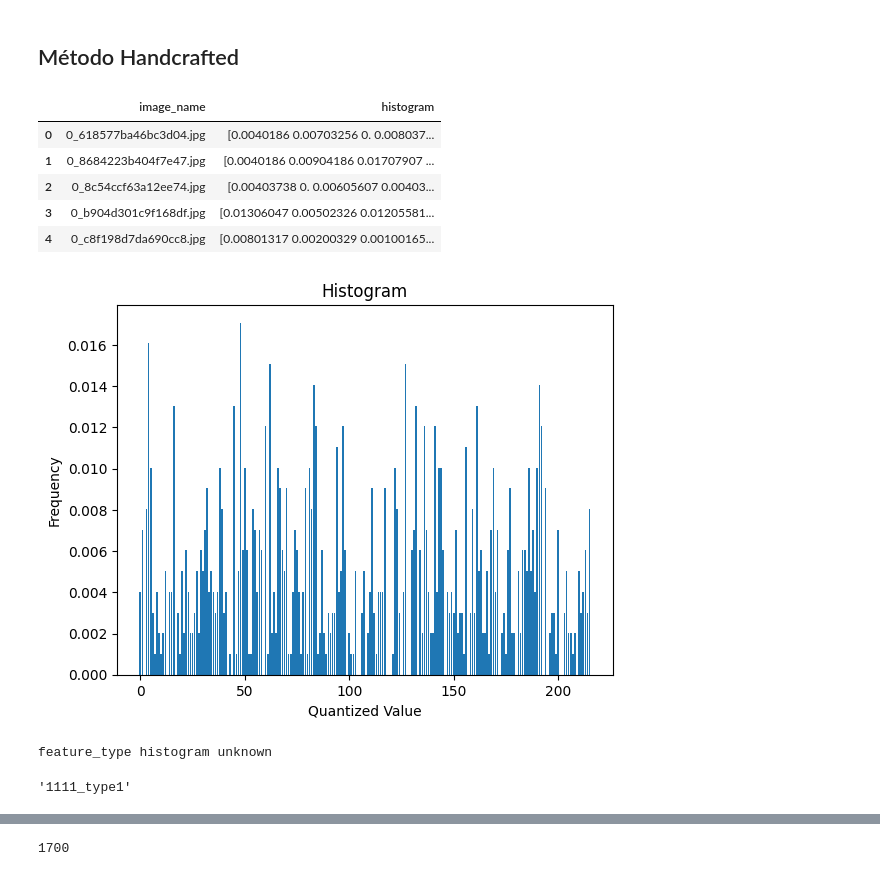
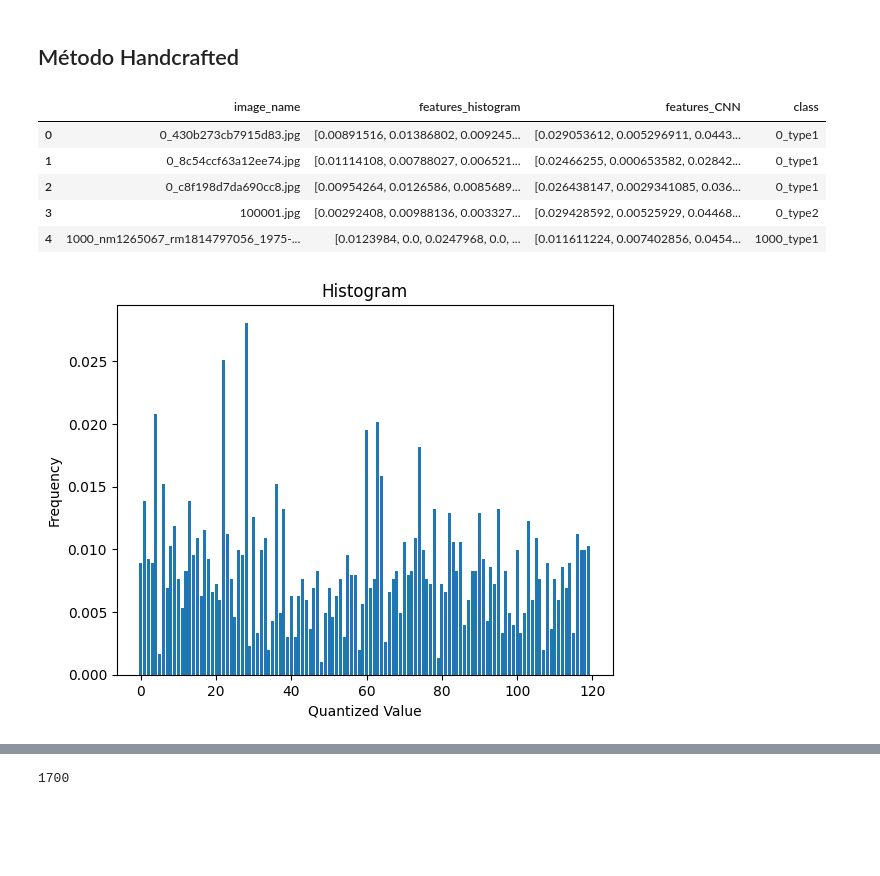
Before and after one commit to pabloyzm/LabInt, a Jupyter notebook: testing.ipynb, the cells around one changed output, grey strips where cells are left out. Drawn from its saved outputs; the diff is of its cells as text; code cells hidden in the pictures; blank space fills up the shorter version.

Commit message:
"post final_histogram generation commit"

```diff
--- a/testing.ipynb
+++ b/testing.ipynb
@@ -11 +12,9 @@ config = yaml.load(open('/root/labint/scripts/LabInt/config/full_images_to_hist_
 n_bins = config['clusterization_config']['n_clusters']
+# %%
+df = pd.read_csv('/root/labint/LabInt/LabInt/csv/total_histogram_CNN.csv')
+SIFT = SIFTFeatures("", "", run=False)
+# get all images from the same class
+df["class"] = df["image_name"].apply(lambda x: SIFT.get_class(x))
+df["features_histogram"] = df["features_histogram"].apply(lambda x: get_hist_from_str(x, separator=' '))
+
+df.head()
@@ -12,30 +25,15 @@ n_bins = config['clusterization_config']['n_clusters']
 # %% [markdown]
 ## Método Handcrafted
-# %%
-df_handcrafted = pd.read_csv('/root/labint/scripts/LabInt/csv/total_quant_histogram.csv')
-df_handcrafted.head()
-# %% [output]
-|  | image_name | histogram |
-| 0 | 0_618577ba46bc3d04.jpg | [0.0040186 0.00703256 0. 0.008037... |
-| 1 | 0_8684223b404f7e47.jpg | [0.0040186 0.00904186 0.01707907 ... |
-| 2 | 0_8c54ccf63a12ee74.jpg | [0.00403738 0. 0.00605607 0.00403... |
-| 3 | 0_b904d301c9f168df.jpg | [0.01306047 0.00502326 0.01205581... |
-| 4 | 0_c8f198d7da690cc8.jpg | [0.00801317 0.00200329 0.00100165... |
+# %%
+df.head()
+# %% [output]
+|  | image_name | features_histogram | features_CNN | class |
+| 0 | 0_430b273cb7915d83.jpg | [0.00891516, 0.01386802, 0.009245... | [0.029053612, 0.005296911, 0.0443... | 0_type1 |
+| 1 | 0_8c54ccf63a12ee74.jpg | [0.01114108, 0.00788027, 0.006521... | [0.02466255, 0.000653582, 0.02842... | 0_type1 |
+| 2 | 0_c8f198d7da690cc8.jpg | [0.00954264, 0.0126586, 0.0085689... | [0.026438147, 0.0029341085, 0.036... | 0_type1 |
+| 3 | 100001.jpg | [0.00292408, 0.00988136, 0.003327... | [0.029428592, 0.00525929, 0.04468... | 0_type2 |
+| 4 | 1000_nm1265067_rm1814797056_1975-... | [0.0123984, 0.0, 0.0247968, 0.0, ... | [0.011611224, 0.007402856, 0.0454... | 1000_type1 |
 # %%
-plot_histogram(df_handcrafted, 0, n_bins,feature_type="histogram")
+plot_histogram(df, 0, 120,feature_type="histogram")
 # %% [output]
-[figure, old version]
+[figure, new version]
-feature_type histogram unknown
-# %%
-# import module from other directory
-import sys
-sys.path.insert(1, '../')
-
-from src.SIFT.SIFT_gen_and_utils import SIFTFeatures
-
-SIFT = SIFTFeatures("", "", run=False)
-image_example = df_handcrafted["image_name"][999]
-image_class = SIFT.get_class(image_example)
-image_class
-# %% [output]
-'1111_type1'
```
Also changed, not shown: parts of 43 cells of this notebook, 6 other files.
